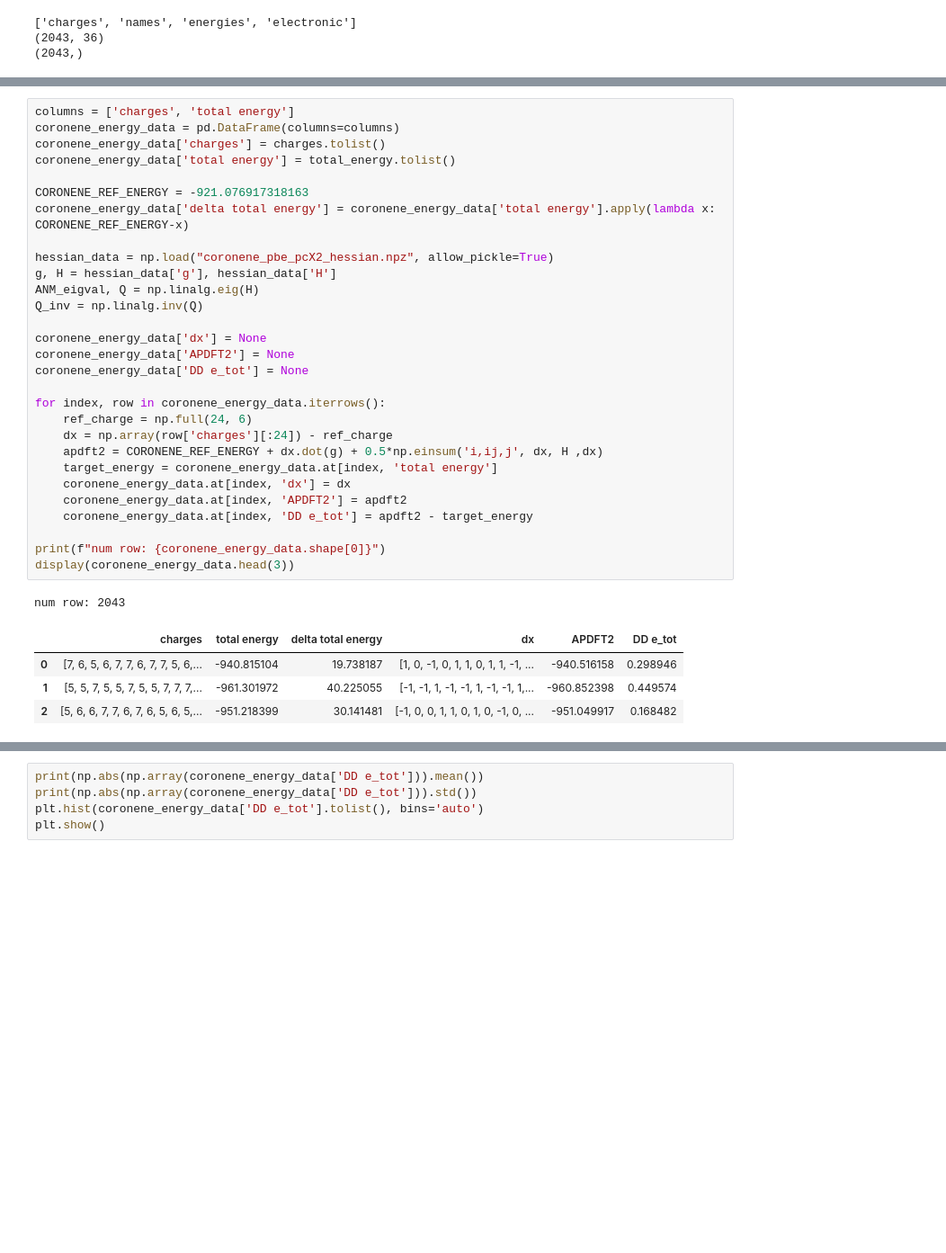
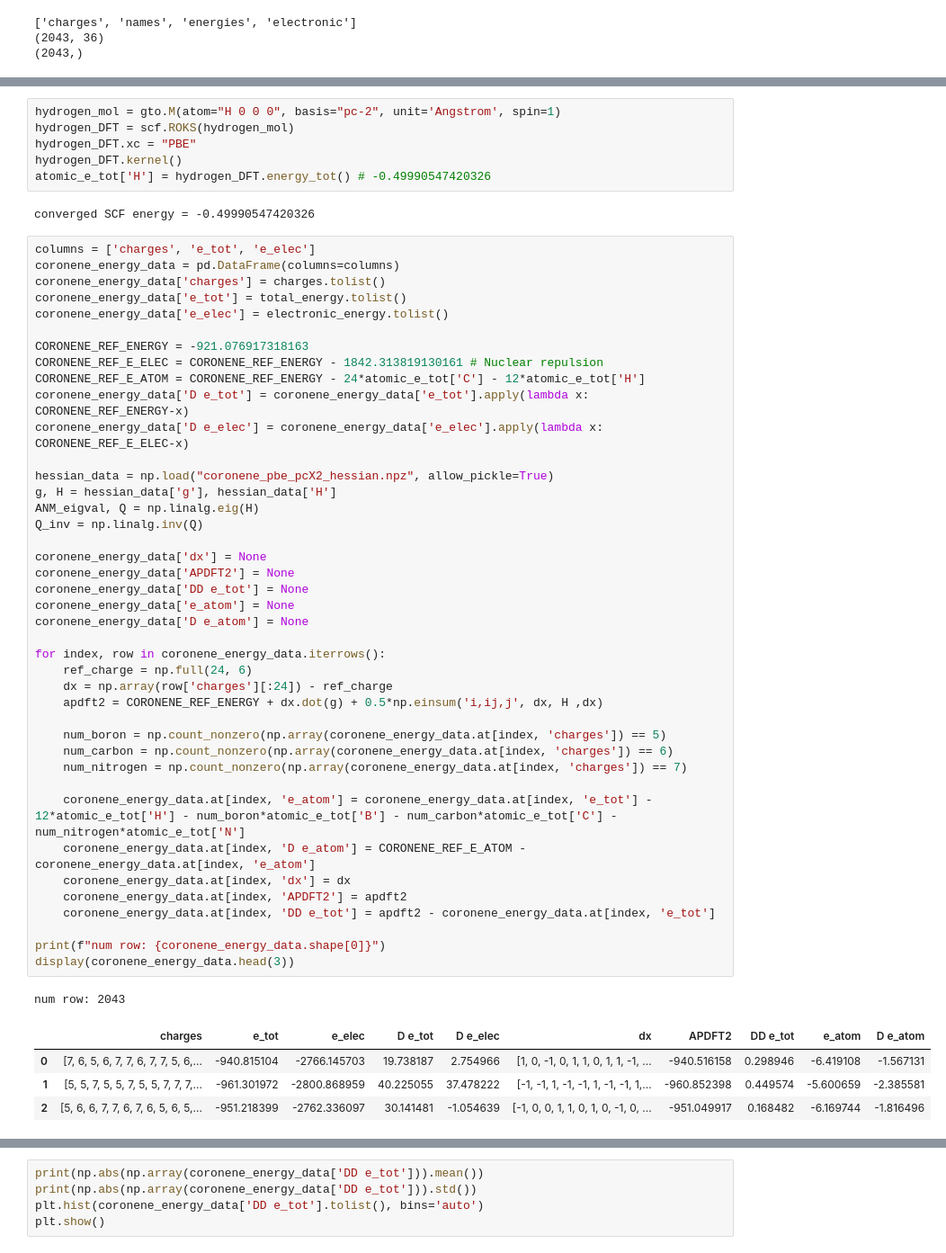
Before and after one commit to GabrielWu2004/Alchemical_Normal_Modes, a Jupyter notebook: [2]_ANM_with_coronene/main_code/process_coronene_data.ipynb, the cells around one changed output, grey strips where cells are left out. Shown at 90% size. Saved outputs shown, nothing was run; the diff lists cells and outputs as text; blank space fills up the shorter version.

Commit message:
incomplete: atomization energy

```diff
--- a/[2]_ANM_with_coronene/main_code/process_coronene_data.ipynb
+++ b/[2]_ANM_with_coronene/main_code/process_coronene_data.ipynb
@@ -66,37 +66,57 @@ atomic_e_tot['N'] = nitrogen_DFT.energy_tot() # -37.7954921438287
 # %% [output]
 converged SCF energy = -54.532201627682
+# %%
+hydrogen_mol = gto.M(atom="H 0 0 0", basis="pc-2", unit='Angstrom', spin=1)
+hydrogen_DFT = scf.ROKS(hydrogen_mol)
+hydrogen_DFT.xc = "PBE"
+hydrogen_DFT.kernel()
+atomic_e_tot['H'] = hydrogen_DFT.energy_tot() # -0.49990547420326
+# %% [output]
+converged SCF energy = -0.49990547420326
 # %%
-columns = ['charges', 'total energy']
+columns = ['charges', 'e_tot', 'e_elec']
 coronene_energy_data = pd.DataFrame(columns=columns)
 coronene_energy_data['charges'] = charges.tolist()
-coronene_energy_data['total energy'] = total_energy.tolist()
+coronene_energy_data['e_tot'] = total_energy.tolist()
+coronene_energy_data['e_elec'] = electronic_energy.tolist()
 
 CORONENE_REF_ENERGY = -921.076917318163
-coronene_energy_data['delta total energy'] = coronene_energy_data['total energy'].apply(lambda x: CORONENE_REF_ENERGY-x)
+CORONENE_REF_E_ELEC = CORONENE_REF_ENERGY - 1842.313819130161 # Nuclear repulsion
+CORONENE_REF_E_ATOM = CORONENE_REF_ENERGY - 24*atomic_e_tot['C'] - 12*atomic_e_tot['H']
+coronene_energy_data['D e_tot'] = coronene_energy_data['e_tot'].apply(lambda x: CORONENE_REF_ENERGY-x)
+coronene_energy_data['D e_elec'] = coronene_energy_data['e_elec'].apply(lambda x: CORONENE_REF_E_ELEC-x)
 
 hessian_data = np.load("coronene_pbe_pcX2_hessian.npz", allow_pickle=True)
 g, H = hessian_data['g'], hessian_data['H']
 ANM_eigval, Q = np.linalg.eig(H)
 Q_inv = np.linalg.inv(Q)
 
 coronene_energy_data['dx'] = None
 coronene_energy_data['APDFT2'] = None
 coronene_energy_data['DD e_tot'] = None
+coronene_energy_data['e_atom'] = None
+coronene_energy_data['D e_atom'] = None
 
 for index, row in coronene_energy_data.iterrows():
     ref_charge = np.full(24, 6)
     dx = np.array(row['charges'][:24]) - ref_charge
     apdft2 = CORONENE_REF_ENERGY + dx.dot(g) + 0.5*np.einsum('i,ij,j', dx, H ,dx)
-    target_energy = coronene_energy_data.at[index, 'total energy']
+
+    num_boron = np.count_nonzero(np.array(coronene_energy_data.at[index, 'charges']) == 5)
+    num_carbon = np.count_nonzero(np.array(coronene_energy_data.at[index, 'charges']) == 6)
+    num_nitrogen = np.count_nonzero(np.array(coronene_energy_data.at[index, 'charges']) == 7)
+
+    coronene_energy_data.at[index, 'e_atom'] = coronene_energy_data.at[index, 'e_tot'] - 12*atomic_e_tot['H'] - num_boron*atomic_e_tot['B'] - num_carbon*atomic_e_tot['C'] - num_nitrogen*atomic_e_tot['N']
+    coronene_energy_data.at[index, 'D e_atom'] = CORONENE_REF_E_ATOM - coronene_energy_data.at[index, 'e_atom']
     coronene_energy_data.at[index, 'dx'] = dx
     coronene_energy_data.at[index, 'APDFT2'] = apdft2
-    coronene_energy_data.at[index, 'DD e_tot'] = apdft2 - target_energy
+    coronene_energy_data.at[index, 'DD e_tot'] = apdft2 - coronene_energy_data.at[index, 'e_tot']
 
 print(f"num row: {coronene_energy_data.shape[0]}")
 display(coronene_energy_data.head(3))
 # %% [output]
 num row: 2043
-|  | charges | total energy | delta total energy | dx | APDFT2 | DD e_tot |
-| 0 | [7, 6, 5, 6, 7, 7, 6, 7, 7, 5, 6,... | -940.815104 | 19.738187 | [1, 0, -1, 0, 1, 1, 0, 1, 1, -1, ... | -940.516158 | 0.298946 |
-| 1 | [5, 5, 7, 5, 5, 7, 5, 5, 7, 7, 7,... | -961.301972 | 40.225055 | [-1, -1, 1, -1, -1, 1, -1, -1, 1,... | -960.852398 | 0.449574 |
-| 2 | [5, 6, 6, 7, 7, 6, 7, 6, 5, 6, 5,... | -951.218399 | 30.141481 | [-1, 0, 0, 1, 1, 0, 1, 0, -1, 0, ... | -951.049917 | 0.168482 |
+|  | charges | e_tot | e_elec | D e_tot | D e_elec | dx | APDFT2 | DD e_tot | e_atom | D e_atom |
+| 0 | [7, 6, 5, 6, 7, 7, 6, 7, 7, 5, 6,... | -940.815104 | -2766.145703 | 19.738187 | 2.754966 | [1, 0, -1, 0, 1, 1, 0, 1, 1, -1, ... | -940.516158 | 0.298946 | -6.419108 | -1.567131 |
+| 1 | [5, 5, 7, 5, 5, 7, 5, 5, 7, 7, 7,... | -961.301972 | -2800.868959 | 40.225055 | 37.478222 | [-1, -1, 1, -1, -1, 1, -1, -1, 1,... | -960.852398 | 0.449574 | -5.600659 | -2.385581 |
+| 2 | [5, 6, 6, 7, 7, 6, 7, 6, 5, 6, 5,... | -951.218399 | -2762.336097 | 30.141481 | -1.054639 | [-1, 0, 0, 1, 1, 0, 1, 0, -1, 0, ... | -951.049917 | 0.168482 | -6.169744 | -1.816496 |
```
Also changed, not shown: parts of 8 cells of this notebook, 4 other files.
